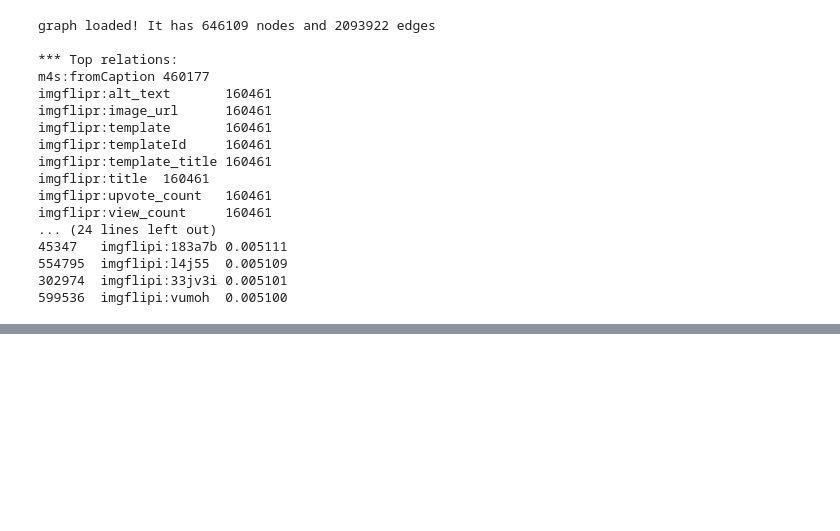
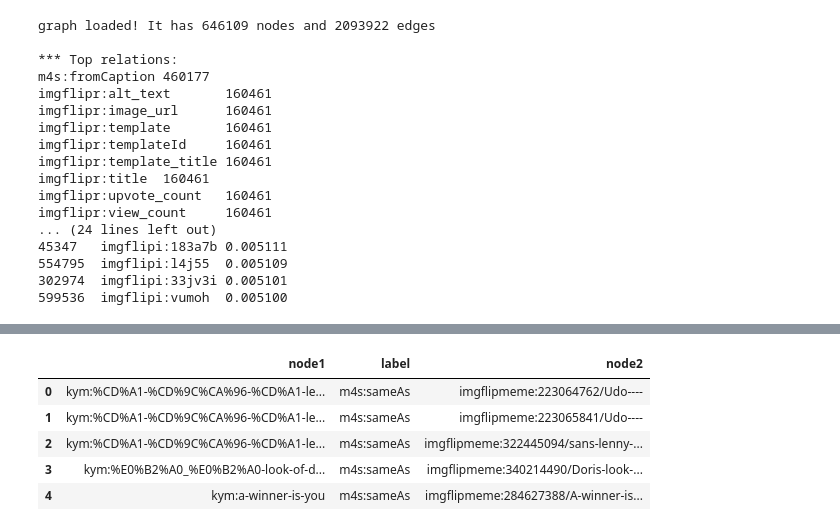
Before and after one commit to riccardotommasini/imkg, a Jupyter notebook: KGTK Analysis and Visualization.ipynb, the cells around one changed output, grey strips where cells are left out. Saved outputs shown, nothing was run; the diff lists cells and outputs as text; code cells hidden in the pictures; blank space fills up the shorter version.

```diff
--- a/KGTK Analysis and Visualization.ipynb
+++ b/KGTK Analysis and Visualization.ipynb
@@ -536,0 +786,9 @@ imgflipr:view_count     160461
+# %%
+df.head()
+# %% [output]
+|  | node1 | label | node2 |
+| 0 | kym:%CD%A1-%CD%9C%CA%96-%CD%A1-le... | m4s:sameAs | imgflipmeme:223064762/Udo---- |
+| 1 | kym:%CD%A1-%CD%9C%CA%96-%CD%A1-le... | m4s:sameAs | imgflipmeme:223065841/Udo---- |
+| 2 | kym:%CD%A1-%CD%9C%CA%96-%CD%A1-le... | m4s:sameAs | imgflipmeme:322445094/sans-lenny-... |
+| 3 | kym:%E0%B2%A0_%E0%B2%A0-look-of-d... | m4s:sameAs | imgflipmeme:340214490/Doris-look-... |
+| 4 | kym:a-winner-is-you | m4s:sameAs | imgflipmeme:284627388/A-winner-is... |
```
Also changed, not shown: parts of 63 cells of this notebook, 3 other files.
